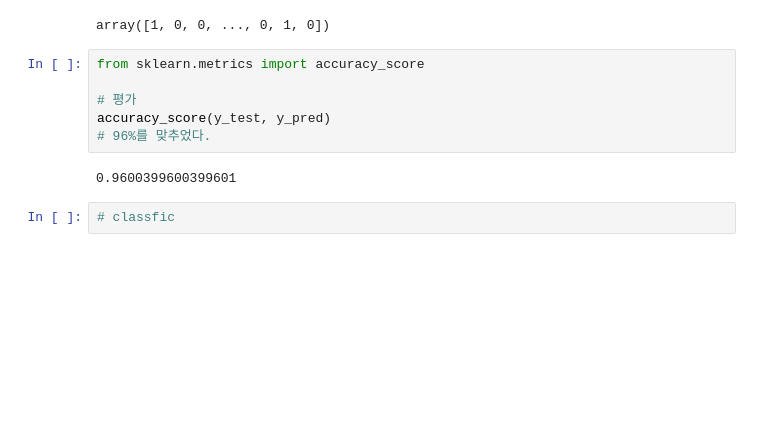
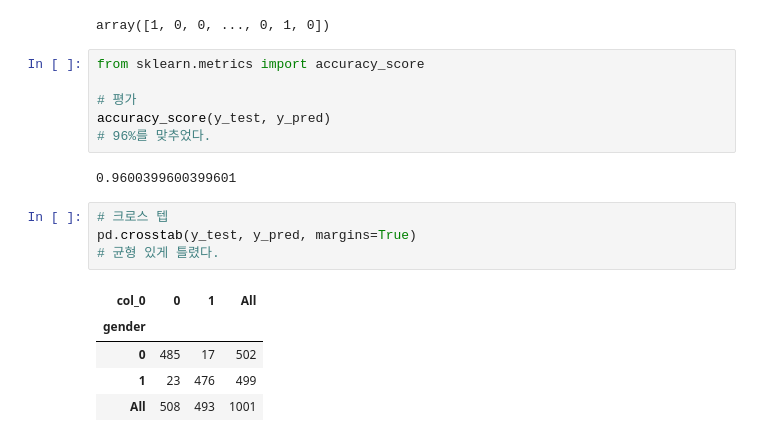
Before and after one commit to yamistar/python_data, a Jupyter notebook: notebooks/0709_KNN/gender_logistic.ipynb, the cells around one changed output. Drawn from its saved outputs; the diff is of its cells as text; blank space fills up the shorter version.

```diff
--- a/notebooks/0709_KNN/gender_logistic.ipynb
+++ b/notebooks/0709_KNN/gender_logistic.ipynb
@@ -122,5 +122,13 @@ accuracy_score(y_test, y_pred)
 # 96%를 맞추었다.
 # %% [output]
 0.9600399600399601
-# %%
-# classfic
+# %%
+# 크로스 텝
+pd.crosstab(y_test, y_pred, margins=True)
+# 균형 있게 틀렸다.
+# %% [output]
+| col_0 | 0 | 1 | All |
+| gender |  |  |  |
+| 0 | 485 | 17 | 502 |
+| 1 | 23 | 476 | 499 |
+| All | 508 | 493 | 1001 |
```
Also changed, not shown: parts of 1 cell of this notebook, 2 other files.
